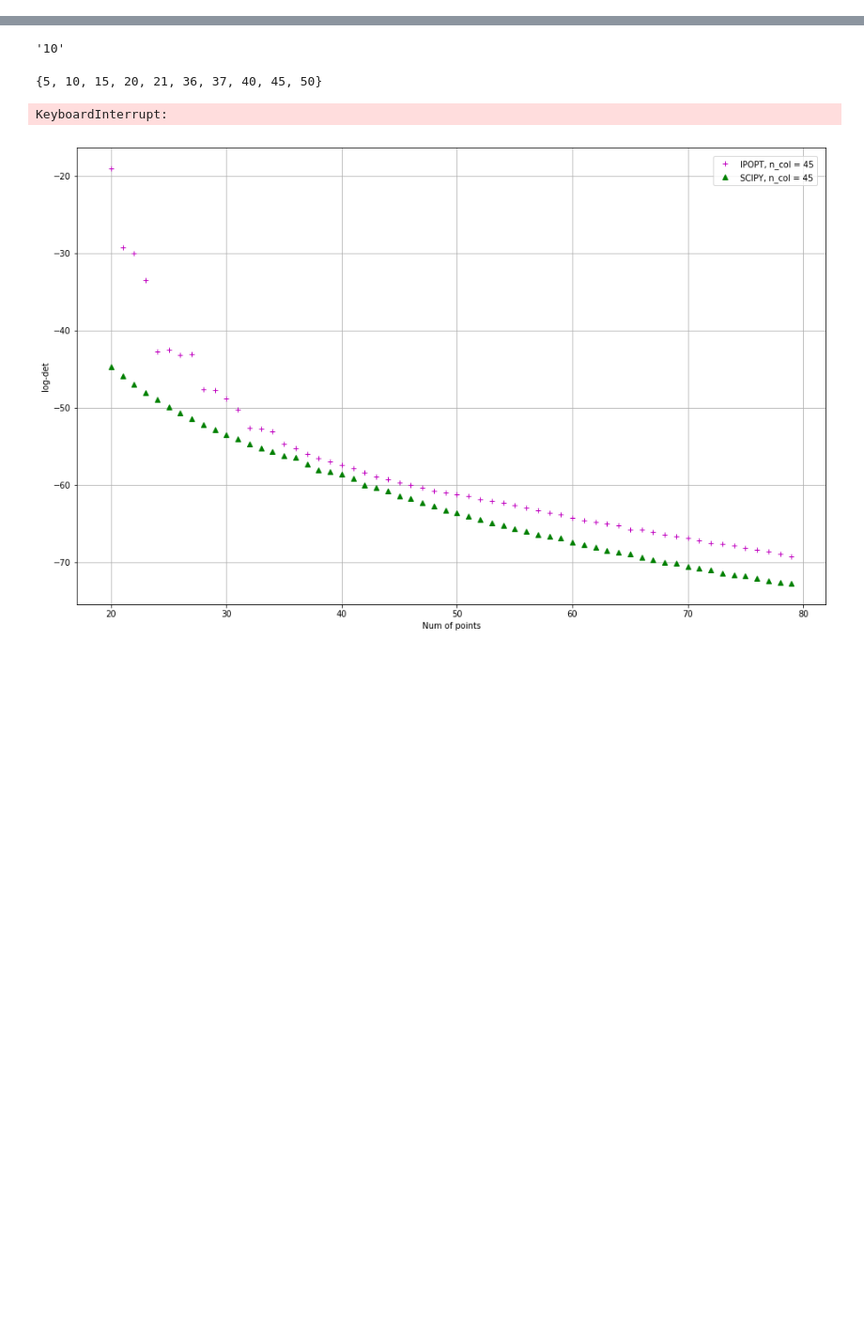
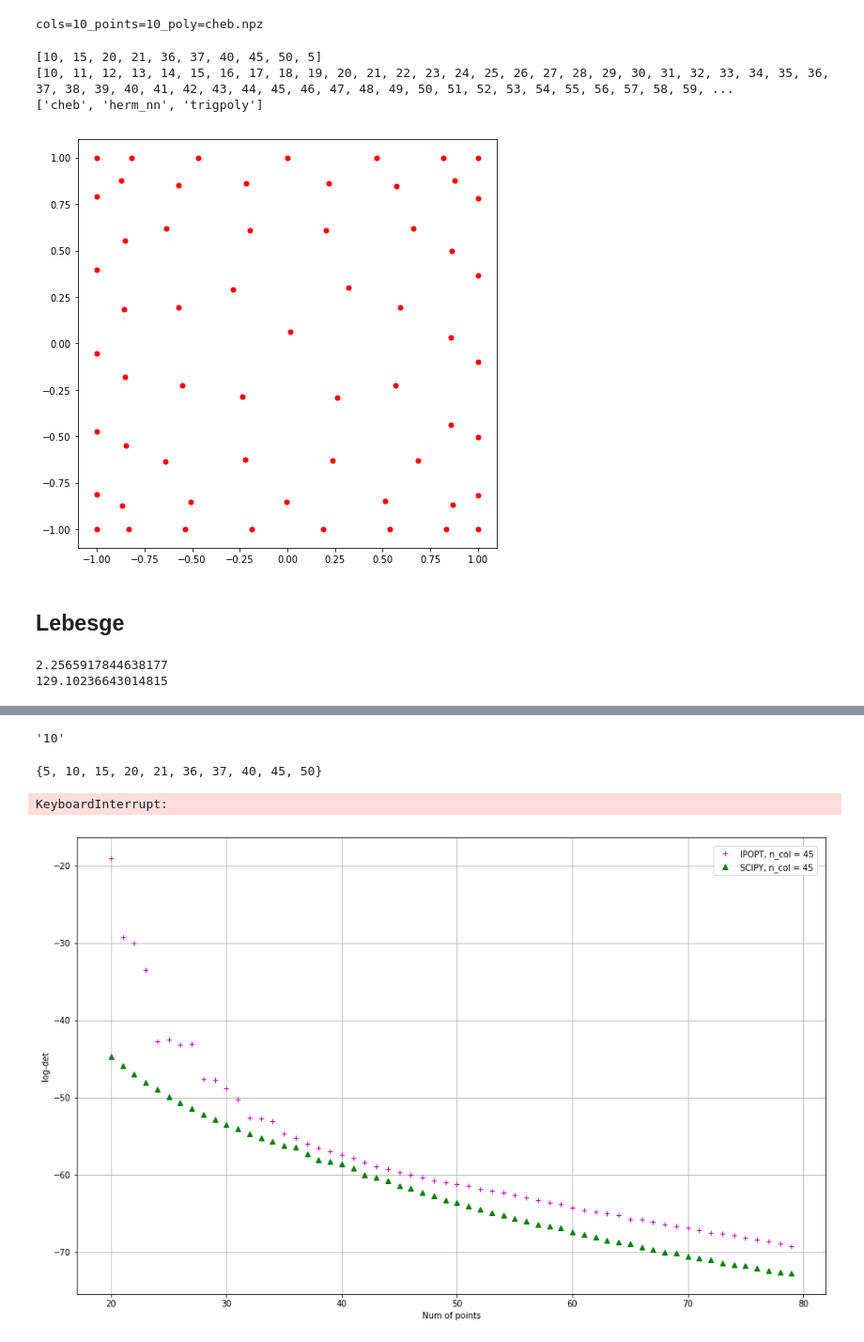
Before and after one commit to glkarpov/wmaxvol, a Jupyter notebook: data_handler.ipynb, the cells around one changed output, grey strips where cells are left out. Shown at 94% size. Cells and saved outputs as stored; diff of their text form; code cells hidden in the pictures; blank space fills up the shorter version.

Commit message:
Lebesg cons. plots

```diff
--- a/data_handler.ipynb
+++ b/data_handler.ipynb
@@ -21,0 +25,71 @@ import re
+# %%
+def plot_pnts(pnts, color='r'):
+    if pnts.shape[1] == 2:
+        plt.figure(figsize=(8, 8))
+        plt.plot(pnts[:, 0],  pnts[:, 1], color + '.', ms=10);
+
+dir_fn = 'res_IPOPT/'
+# dir_fn = 'GD/'
+fn_template = 'cols=(\d+)_points=(\d+)_poly=(.+?)\.npz'
+types_tmpl = (int, int, str)
+re_tmpl = re.compile(fn_template)
+all_files = os.listdir(dir_fn)
+print(all_files[0])
+# %% [output]
+cols=10_points=10_poly=cheb.npz
+# %%
+data = dict()
+types_tmpl_n = len(types_tmpl)
+vals = [[] for _ in types_tmpl]
+for fnc in all_files:
+    fnd = re_tmpl.match(fnc)
+    # print(fnc)
+    if not fnd:
+        continue
+    cur_val = []
+    for i, tp in enumerate(types_tmpl):
+        val = tp(fnd.group(i+1))
+        cur_val.append(val)
+        if val not in vals[i]:
+            vals[i].append(val)
+
+    data[tuple(cur_val)] = np.load(dir_fn + fnc)['pnts']
+    dim = data[tuple(cur_val)].shape[1]
+# %%
+for i in vals:
+    print(i)
+# %% [output]
+[10, 15, 20, 21, 36, 37, 40, 45, 50, 5]
+[10, 11, 12, 13, 14, 15, 16, 17, 18, 19, 20, 21, 22, 23, 24, 25, 26, 27, 28, 29, 30, 31, 32, 33, 34, 35, 36, 37, 38, 39, 40, 41, 42, 43, 44, 45, 46, 47, 48, 49, 50, 51, 52, 53, 54, 55, 56, 57, 58, 59, ...
+['cheb', 'herm_nn', 'trigpoly']
+# %%
+p_pnts = data[(10, 60, 'cheb')]
+# plt.plot(p_pnts[:, 0],  p_pnts[:, 1], 'r.');
+plot_pnts(p_pnts)
+# %% [output]
+[figure, added]
+# %% [markdown]
+## Lebesge
+# %%
+# Just test
+
+n_cols = 50
+n_pnts = 60
+
+# dim = 2
+np.random.seed(42)
+# myfunc = lambda x, y : f_sincos(5*x, 5*y)
+test_pnts = test_points_gen(int(1e5), dim)
+
+pnts = data[(n_cols, n_pnts, 'cheb')]
+LC_ipopt = LebesgueConst(pnts, n_cols, poly=gen.cheb, test_pnts=test_pnts)
+print(LC_ipopt)
+
+np.random.seed(43)
+LHS_pnts = test_points_gen(n_pnts, dim, distrib='LHS')
+LC_LHS = LebesgueConst(LHS_pnts, n_cols, poly=gen.cheb, test_pnts=test_pnts)
+
+print(LC_LHS)
+# %% [output]
+2.2565917844638177
+129.10236643014815
```
Also changed, not shown: parts of 11 cells of this notebook, 1 other file.
